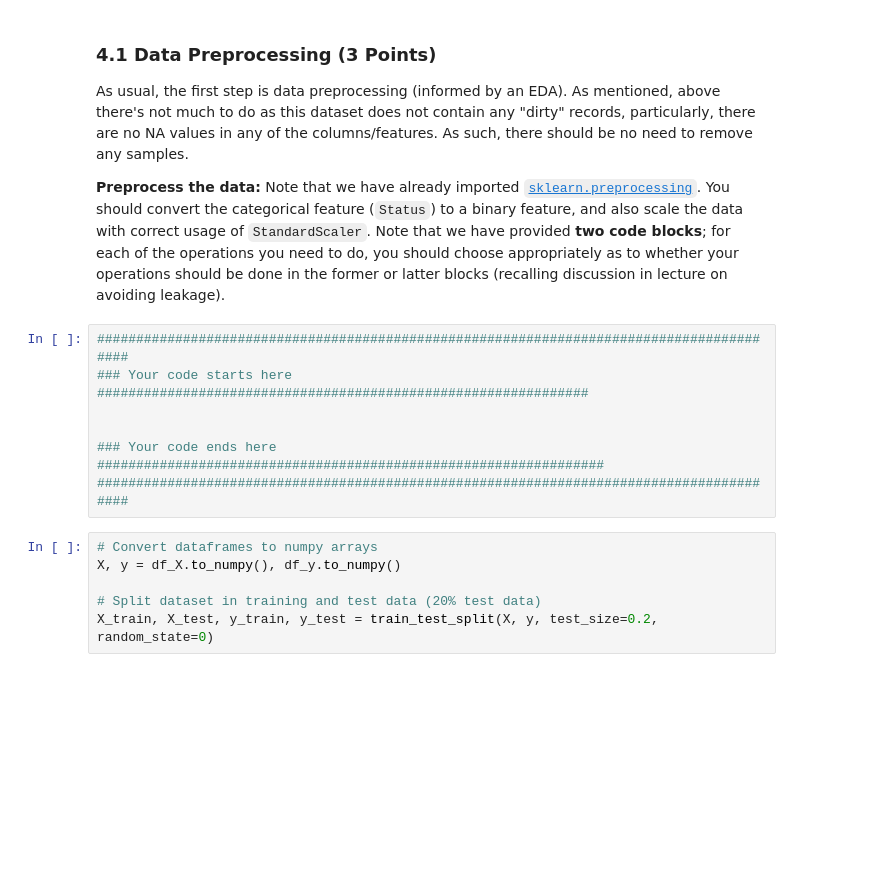
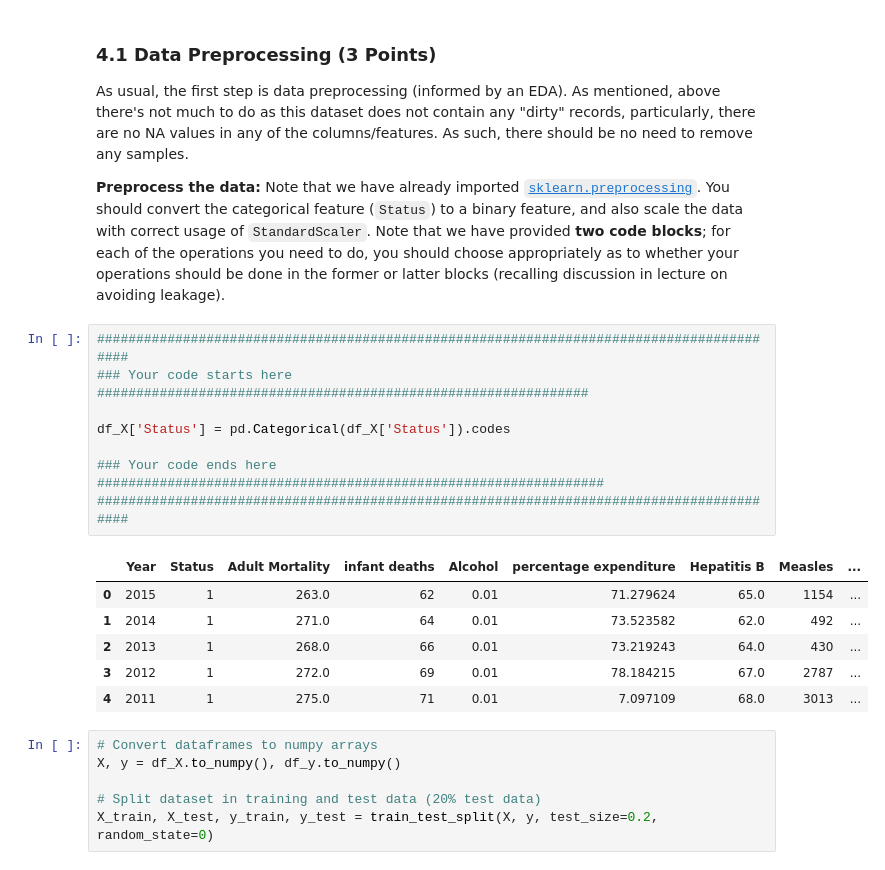
Before and after one commit to Mr-Bright/deeplearningpProject, a Jupyter notebook: CS5228/CW2/A2_ZHANGMINGLIANG_e1101557.ipynb, the cells around one changed output. Drawn from its saved outputs; the diff is of its cells as text; blank space fills up the shorter version.

```diff
--- a/CS5228/CW2/A2_ZHANGMINGLIANG_e1101557.ipynb
+++ b/CS5228/CW2/A2_ZHANGMINGLIANG_e1101557.ipynb
@@ -585,10 +593,18 @@ As usual, the first step is data preprocessing (informed by an EDA). As mentione
 # %%
 #########################################################################################
 ### Your code starts here ###############################################################
 
+df_X['Status'] = pd.Categorical(df_X['Status']).codes
 
 ### Your code ends here #################################################################
 #########################################################################################
+# %% [output]
+|  | Year | Status | Adult Mortality | infant deaths | Alcohol | percentage expenditure | Hepatitis B | Measles | ... |
+| 0 | 2015 | 1 | 263.0 | 62 | 0.01 | 71.279624 | 65.0 | 1154 | ... |
+| 1 | 2014 | 1 | 271.0 | 64 | 0.01 | 73.523582 | 62.0 | 492 | ... |
+| 2 | 2013 | 1 | 268.0 | 66 | 0.01 | 73.219243 | 64.0 | 430 | ... |
+| 3 | 2012 | 1 | 272.0 | 69 | 0.01 | 78.184215 | 67.0 | 2787 | ... |
+| 4 | 2011 | 1 | 275.0 | 71 | 0.01 | 7.097109 | 68.0 | 3013 | ... |
 # %%
 # Convert dataframes to numpy arrays
 X, y = df_X.to_numpy(), df_y.to_numpy()
```
Also changed, not shown: parts of 8 cells of this notebook, 1 other file.
